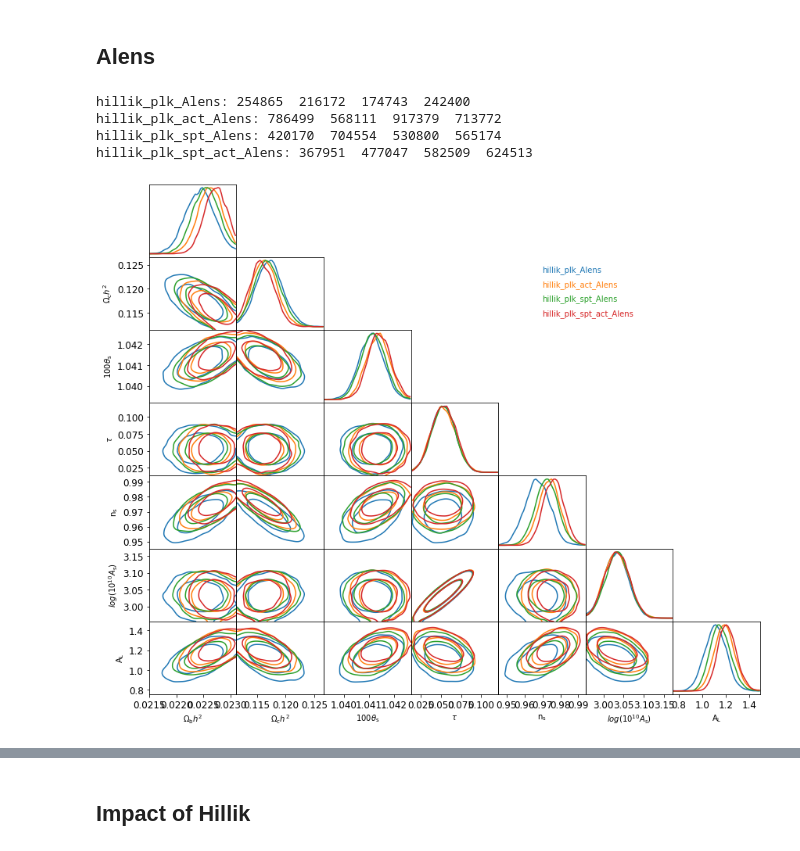
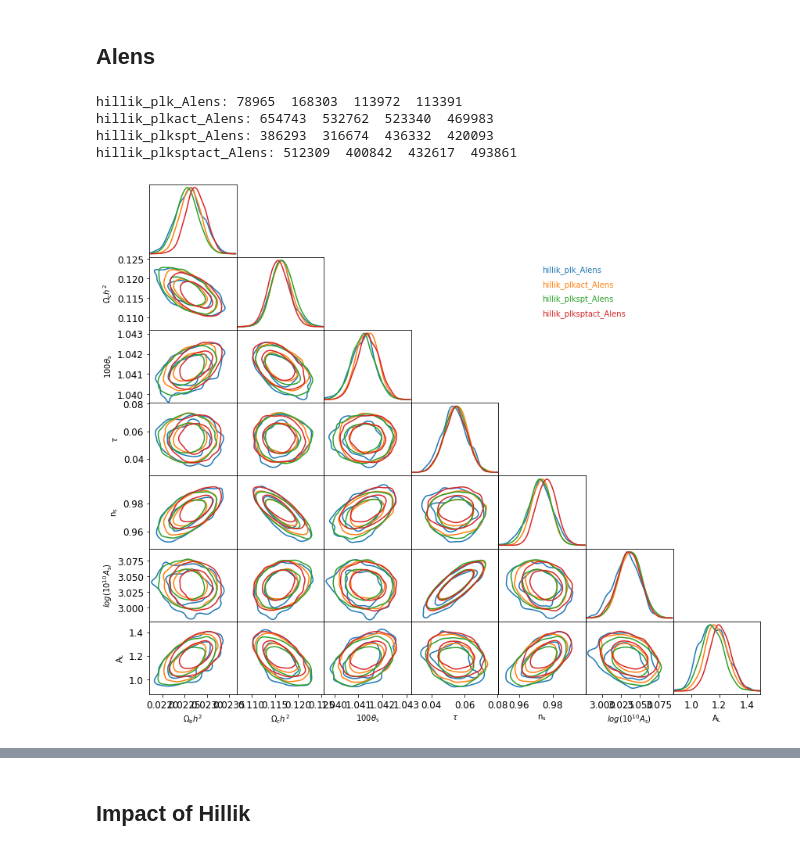
Before and after one commit to mtristram/hillik, a Jupyter notebook: scripts/hillik_chains.ipynb, the cells around one changed output, grey strips where cells are left out. Saved outputs shown, nothing was run; the diff lists cells and outputs as text; code cells hidden in the pictures.

```diff
--- a/scripts/hillik_chains.ipynb
+++ b/scripts/hillik_chains.ipynb
@@ -168,19 +178,19 @@ fig=MCtools.triangle( chains, listpar, labels=runnames)
 # %% [markdown]
 ## Alens
 # %%
-runnames = ['hillik_plk_Alens','hillik_plk_act_Alens','hillik_plk_spt_Alens','hillik_plk_spt_act_Alens']
-chains = [MCtools.mergeMC( "%s/%s/mcmc" % (DBdir,run), burnin=0.8, nelts=20000) for run in runnames]
+runnames = ['hillik_plk_Alens','hillik_plkact_Alens','hillik_plkspt_Alens','hillik_plksptact_Alens']
+chains = [MCtools.mergeMC( "%s/%s/mcmc" % (DBdir,run), burnin=0.9, nelts=20000) for run in runnames]
 # %% [output]
-hillik_plk_Alens: 254865  216172  174743  242400
-hillik_plk_act_Alens: 786499  568111  917379  713772
-hillik_plk_spt_Alens: 420170  704554  530800  565174
-hillik_plk_spt_act_Alens: 367951  477047  582509  624513
+hillik_plk_Alens: 78965  168303  113972  113391
+hillik_plkact_Alens: 654743  532762  523340  469983
+hillik_plkspt_Alens: 386293  316674  436332  420093
+hillik_plksptact_Alens: 512309  400842  432617  493861
 # %%
 #cosmo
 listpar = ['ombh2','omch2','theta','tau','ns','logA','Alens']
-fig=MCtools.triangle( chains, listpar, labels=runnames)
+fig=MCtools.triangle( chains, listpar, labels=runnames, smooth=1.5)
 # %% [output]
-[figure, old version]
+[figure, new version]
 # %%
 print( "%35s %28s %28s %28s" % tuple(runnames))
 for par in listpar:
```
Also changed, not shown: parts of 12 cells of this notebook, 2 other files.
